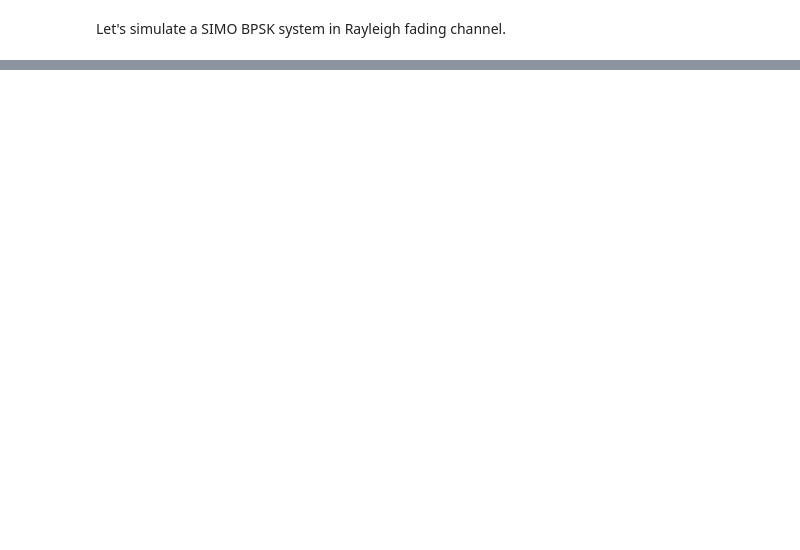
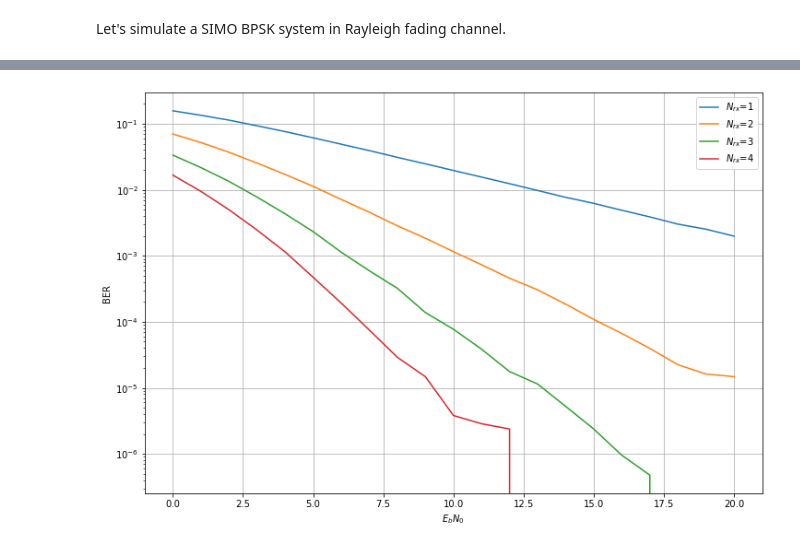
Before and after one commit to fstop22/notebooks, a Jupyter notebook: simo.ipynb, the cells around one changed output, grey strips where cells are left out. Saved outputs shown, nothing was run; the diff lists cells and outputs as text; code cells hidden in the pictures; blank space fills up the shorter version.

```diff
--- a/simo.ipynb
+++ b/simo.ipynb
@@ -5,3 +3,8 @@ import numpy as np
+# %%
+import numpy as np
+from numba import jit
+import matplotlib.pyplot as plt
+plt.rcParams['figure.figsize'] = [12, 8]
 # %%
 # Create channel.
 # Assume flat fading channel so channel is single tap amplitude and phase shift.
@@ -42,20 +41,26 @@ Nblock = 64
 # %%
-x = 2*np.random.randint(0, 2, (1, Nsig)) - 1
-print(np.var(x))
+for j, r in enumerate(Nrx):
+    print('Nrx = {}'.format(r))
+    for k, e in enumerate(EbNo_lin):
 
-y_mrc = np.zeros(Nsig, dtype=complex)
-for e in EbNo_lin:
-    sig = np.sqrt(np.var(x)/e/2.0)
-    print(sig)
+        # Create noise.
+        sig = np.sqrt(np.var(x)/e/2.0)
+        n = sig*(np.random.normal(size=(r, Nsig)) + 1j*np.random.normal(size=(r, Nsig)))
 
-    n = sig*(np.random.normal(size=(Nrx, Nsig)) + 1j*np.random.normal(size=(Nrx, Nsig)))
-    h = np.random.random((Nrx, Nsig)) + 1j*np.random.random((Nrx, Nsig))
-    y = x * h + n
+        # Create channel.
+        h = np.random.random((r, Nsig)) + 1j*np.random.random((r, Nsig))
 
-    for n in range(Nsig):
-        y_mrc[n] = np.conj(h[:, n].T) @ y[:, n] / np.linalg.norm(h[:, n]**2)
+        # Channel output.
+        y = x * h + n
 
-    x_hat = np.where(y_mrc >= 0, 1, -1)
-    nerrs = np.sum(np.where(x_hat != x, 1, 0))
-    print('nerrs = ', nerrs)
+        # MRC combine.
+        y_mrc = mrc(h, y, Nsig)
+
+        # Hard decision slicer.
+        x_hat = np.where(y_mrc >= 0, 1, -1)
+
+        # Cacluate BER.
+        nerrs = np.sum(np.where(x_hat != x, 1, 0))
+        ber[j][k] = nerrs/Nsig
+        print('\tBER = {:.2E} at EbN0 = {} dB'.format(ber[j][k], EbNo[k]))
 # %% [output]
@@ -78,0 +85,8 @@ nerrs =  0
+# %%
+plt.semilogy(EbNo, ber.T)
+plt.xlabel(r'$E_bN_0$')
+plt.ylabel('BER')
+plt.grid()
+plt.legend(['$N_{rx}$=%d' % r for r in Nrx]);
+# %% [output]
+[figure, added]
```
Also changed, not shown: parts of 9 cells of this notebook, 1 other file.
